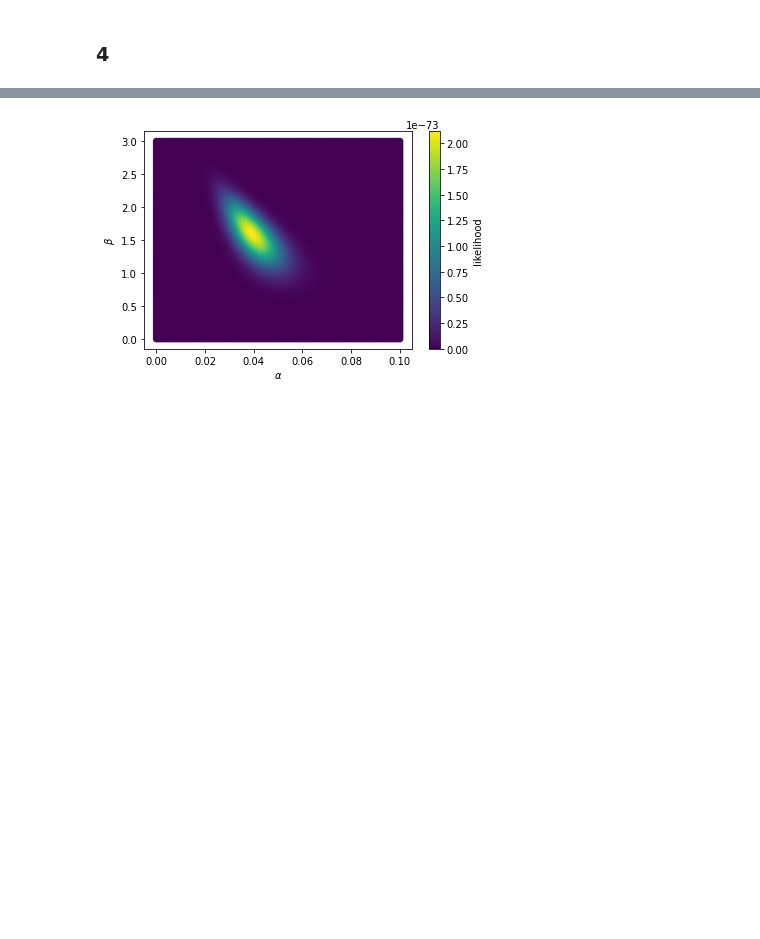
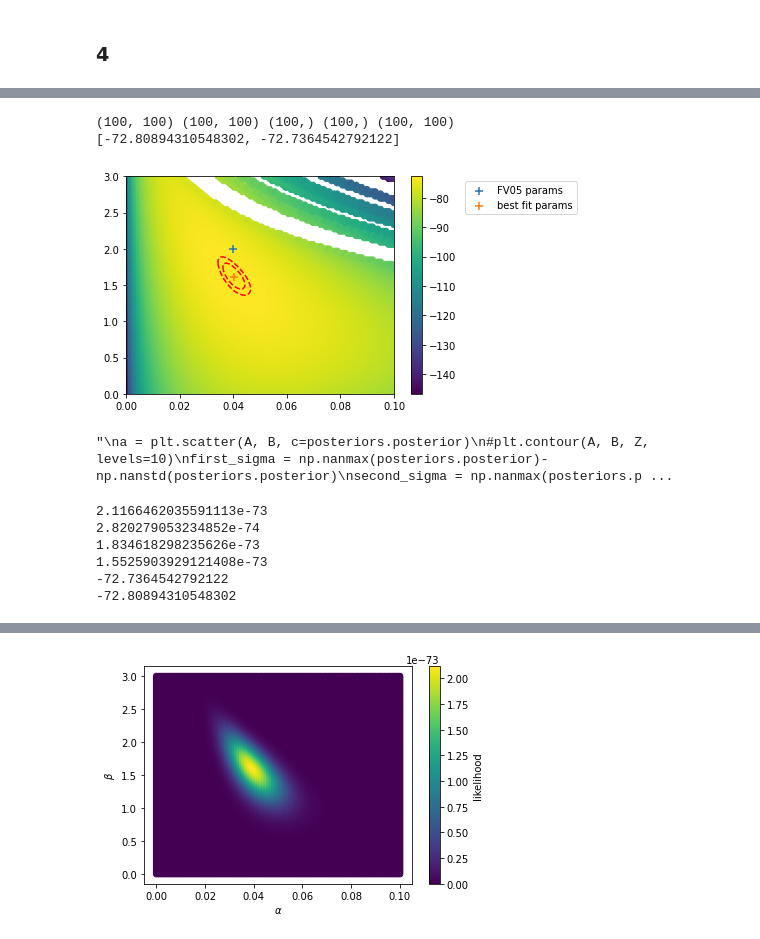
Before and after one commit to cl3425/uf-class-repo, a Jupyter notebook: exoplanets/final_project/final_project_lam.ipynb, the cells around one changed output, grey strips where cells are left out. Cells and saved outputs as stored; diff of their text form; code cells hidden in the pictures; blank space fills up the shorter version.

```diff
--- a/exoplanets/final_project/final_project_lam.ipynb
+++ b/exoplanets/final_project/final_project_lam.ipynb
@@ -302,0 +341,63 @@ posteriors.loc[posteriors.]
+# %%
+logLs = np.array(posteriors.logL.replace(-np.inf, np.nan))
+A, B = np.meshgrid(alphas, betas, indexing='ij')
+Z = logLs.reshape((len(alphas), len(betas)))
+print(A.shape, B.shape, alphas.shape, betas.shape, Z.shape)
+
+#a = plt.contourf(A, B, Z, levels=[max(posteriors.logL.replace(-np.inf, np.nan).dropna())
+#-np.std(posteriors.logL.replace(-np.inf, np.nan).dropna(),
+#       max(posteriors.logL.replace(-np.inf, np.nan).dropna())
+#-2*np.std(posteriors.logL.replace(-np.inf, np.nan).dropna())],
+#                cmap=cm.get_cmap(cmap, len(levels)-1),
+#                norm=norm)
+
+#levels = np.linspace(-80, 0, 100)
+first_sigma = np.log10(np.nanmax(posteriors.posterior)-np.nanstd(posteriors.posterior))
+second_sigma = np.log10(np.nanmax(posteriors.posterior)-2*np.nanstd(posteriors.posterior))
+levels = [-72.80894310548302, -72.7364542792122]
+levels = [np.log10(np.nanstd(posteriors.posterior)), np.log10(2*np.nanstd(posteriors.posterior))]
+levels = [second_sigma, first_sigma]
+print(levels)
+a = plt.scatter(posteriors.alpha, posteriors.beta, c=posteriors.logL)
+plt.contour(A, B, Z, levels=levels, colors='red')
+plt.scatter(0.04, 2.0, marker='+', s=60, label='FV05 params')
+plt.scatter(best_alpha, best_beta, marker='+', s=60, label='best fit params')
+plt.colorbar(a)
+plt.legend(bbox_to_anchor=(1.7, 1))
+plt.show()
+
+"""
+a = plt.scatter(A, B, c=posteriors.posterior)
+#plt.contour(A, B, Z, levels=10)
+first_sigma = np.nanmax(posteriors.posterior)-np.nanstd(posteriors.posterior)
+second_sigma = np.nanmax(posteriors.posterior)-2*np.nanstd(posteriors.posterior)
+levels = [1.5525903929121408e-73, 1.834618298235626e-73]
+levels = [second_sigma, first_sigma]
+print(levels)
+plt.contour(A, B, Z, levels=levels, colors='red')
+plt.scatter(0.04, 2.0, marker='+', s=60, label='FV05')
+plt.scatter(best_alpha, best_beta, marker='+', s=60, label='fit')
+plt.colorbar(a)
+plt.show()
+"""
+# %% [output]
+(100, 100) (100, 100) (100,) (100,) (100, 100)
+[-72.80894310548302, -72.7364542792122]
+[figure, added]
+"\na = plt.scatter(A, B, c=posteriors.posterior)\n#plt.contour(A, B, Z, levels=10)\nfirst_sigma = np.nanmax(posteriors.posterior)-np.nanstd(posteriors.posterior)\nsecond_sigma = np.nanmax(posteriors.p ...
+# %%
+print(np.nanmax(posteriors.posterior))
+print(np.nanstd(posteriors.posterior))
+print(np.nanmax(posteriors.posterior)-np.nanstd(posteriors.posterior))
+print(np.nanmax(posteriors.posterior)-2*np.nanstd(posteriors.posterior))
+print(np.log10(np.nanmax(posteriors.posterior)-np.nanstd(posteriors.posterior)))
+print(np.log10(np.nanmax(posteriors.posterior)-2*np.nanstd(posteriors.posterior)))
+print(np.log10(np.nanmax(posteriors.posterior)-np.nanstd(posteriors.posterior)))
+print(np.log10(np.nanmax(posteriors.posterior)-2*np.nanstd(posteriors.posterior)))
+# %% [output]
+2.1166462035591113e-73
+2.820279053234852e-74
+1.834618298235626e-73
+1.5525903929121408e-73
+-72.7364542792122
+-72.80894310548302
```
Also changed, not shown: parts of 34 cells of this notebook.
